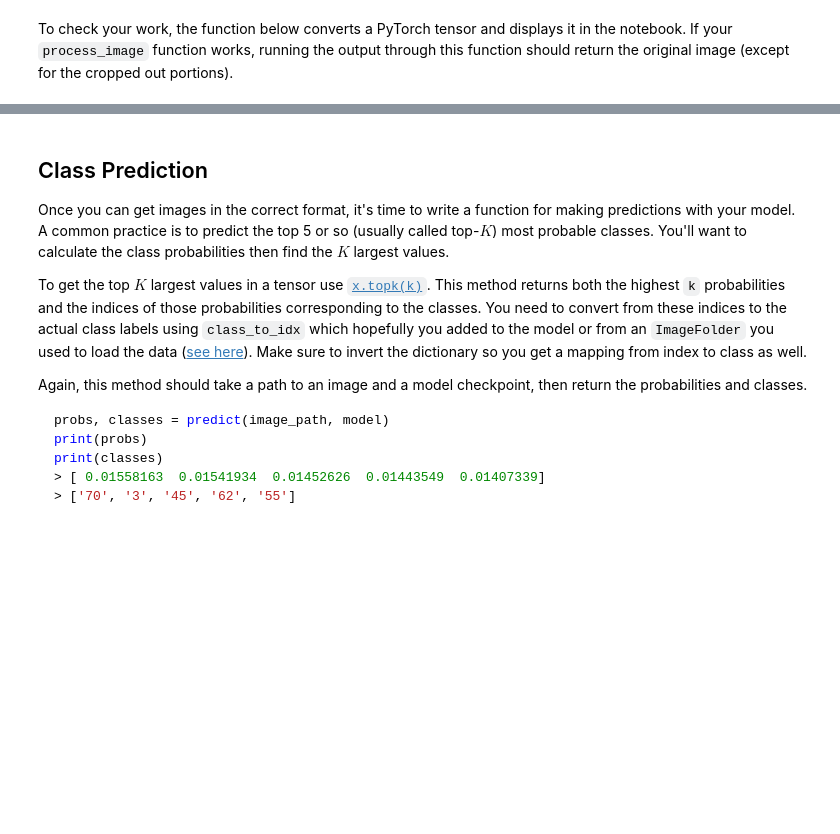
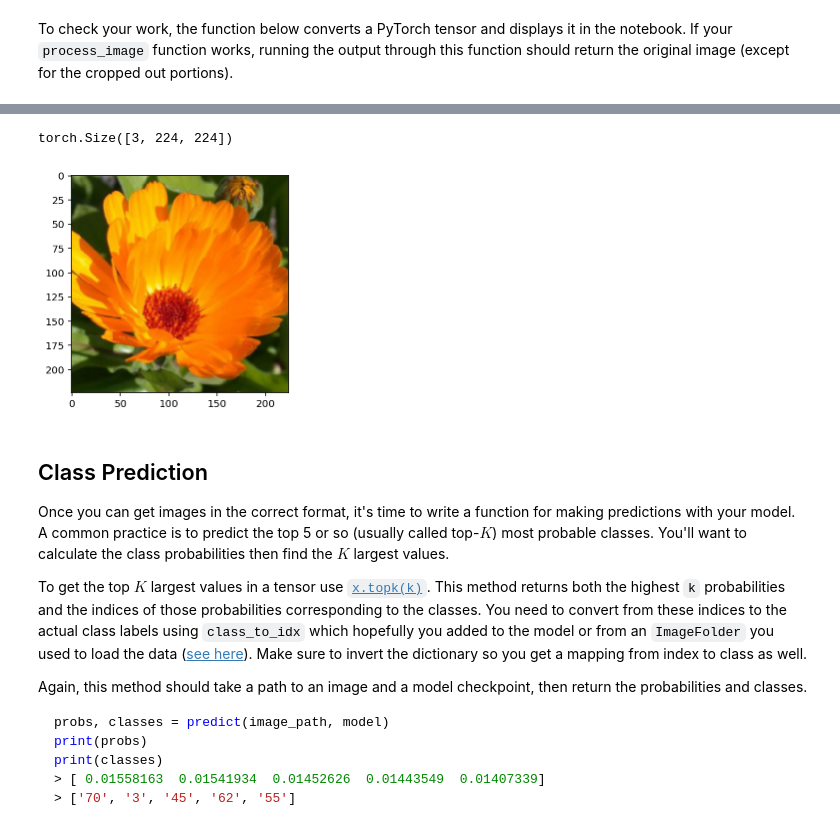
Before and after one commit to jlcossi/classify_images_with_PyTorch, a Jupyter notebook: image_classifier.ipynb, the cells around one changed output, grey strips where cells are left out. Saved outputs shown, nothing was run; the diff lists cells and outputs as text; code cells hidden in the pictures; blank space fills up the shorter version.

Commit message:
feat: Use checkpoint and preprocess images

```diff
--- a/image_classifier.ipynb
+++ b/image_classifier.ipynb
@@ -333,3 +339,18 @@ def process_image(image):
+# %%
+# Process images in the same manner used for training
+def process_image(image):
+    ''' Scales, crops, and normalizes a PIL image for a PyTorch model,
+        returns an Numpy array
+    '''
+    processing = transforms.Compose([transforms.Resize(256),
+                                     transforms.CenterCrop(224),
+                                     transforms.ToTensor(),
+                                     transforms.Normalize(mean=[0.485, 0.456, 0.406],
+                                                          std=[0.229, 0.224, 0.225])])
+
+    image = processing(image)
+
+    return image
 # %% [markdown]
 To check your work, the function below converts a PyTorch tensor and displays it in the notebook. If your `process_image` function works, running the output through this function should return the original image (except for the cropped out portions).
 # %%
@@ -356,3 +382,15 @@ def imshow(image, ax=None, title=None):
+# %%
+# Process through our preprocessing function
+test_image = process_image(original_image)
+
+# Show out the dimensions
+print(test_image.shape)
+
+# Show using the verification function
+imshow(test_image);
+# %% [output]
+torch.Size([3, 224, 224])
+[figure, added]
 # %% [markdown]
 ## Class Prediction
 
```
Also changed, not shown: parts of 15 cells of this notebook.
